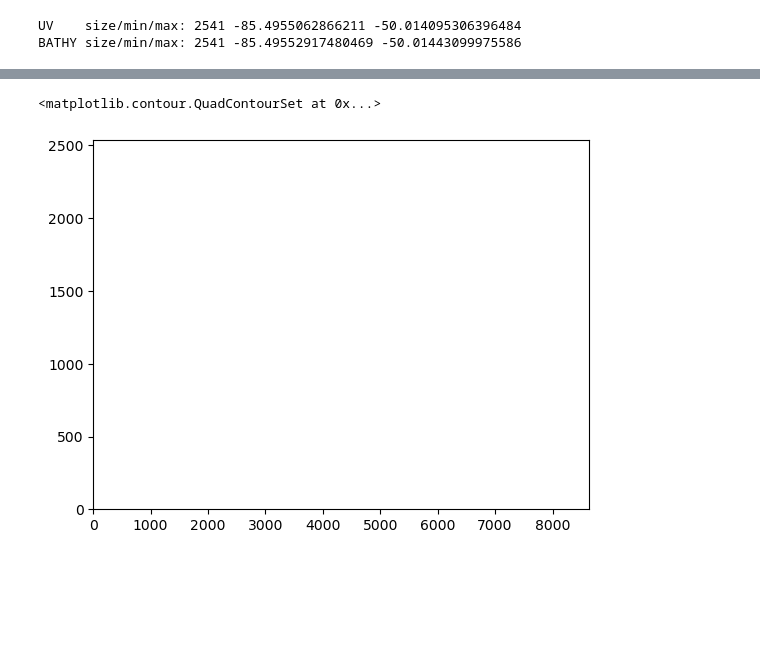
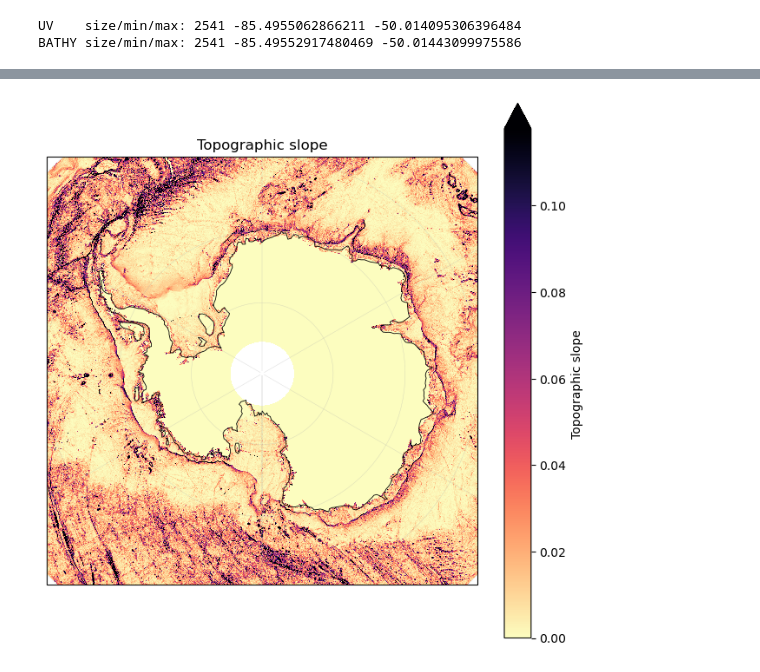
Before and after one commit to ZackKaufman/ASC_analysis_SoHi, a Jupyter notebook: ASC_index_calculator.ipynb, the cells around one changed output, grey strips where cells are left out. Drawn from its saved outputs; the diff is of its cells as text; code cells hidden in the pictures; blank space fills up the shorter version.

```diff
--- a/ASC_index_calculator.ipynb
+++ b/ASC_index_calculator.ipynb
@@ -379,5 +350,59 @@ plt.show()
-# %%
-plt.contourf(u_along_sohi.squeeze())
-# %% [output]
-<matplotlib.contour.QuadContourSet at 0x...>
-[figure, removed]
+# %%
+# Plot topographic slope
+
+# 0) Get a 2-D (lat, lon) slice to plot
+da = topo_slope
+for d in ("date", "time", "depth", "lev"):
+    if d in da.dims:
+        da = da.isel({d: 0})
+da = da.squeeze()  # drop size-1 dims if any
+
+# 1) if lon runs 0..360 and includes 360 exactly, drop duplicate seam
+if "lon" in da.coords:
+    try:
+        if np.isclose(float(da.lon[-1]) - float(da.lon[0]), 360.0):
+            da = da.isel(lon=slice(0, -1))
+    except Exception:
+        pass
+
+# make sure slope is non-negative
+da = da.clip(min=0)
+
+# 2) plot on polar stereographic
+proj_data = ccrs.PlateCarree()
+proj_map  = ccrs.SouthPolarStereo()
+
+fig = plt.figure(figsize=(8, 8))
+ax = plt.axes(projection=proj_map)
+
+# extent: use this field's lon range and Antarctic lats
+lon_min = float(da.lon.min())
+lon_max = float(da.lon.max())
+ax.set_extent([lon_min, lon_max, -90, -60], crs=proj_data)
+
+# sequential limits (robust upper bound)
+vmax = float(np.nanpercentile(da.values, 99))
+vmax = max(vmax, 1e-6)  # avoid zero range
+pcm = da.plot.pcolormesh(
+    ax=ax,
+    transform=proj_data,
+    cmap="magma_r",           # yellow (low) → dark purple (high), matches your panel A vibe
+    vmin=0, vmax=vmax,
+    add_colorbar=True,
+    add_labels=False,
+    shading="auto",
+    cbar_kwargs={"label": "Topographic slope"},
+)
+
+# optional map extras (same style)
+try:
+    ax.coastlines(resolution="110m", linewidth=0.6)
+except Exception:
+    pass
+
+ax.gridlines(draw_labels=False, linewidth=0.3, alpha=0.5)
+ax.set_title("Topographic slope")
+
+plt.show()
+# %% [output]
+[figure, added]
```
Also changed, not shown: parts of 11 cells of this notebook.
